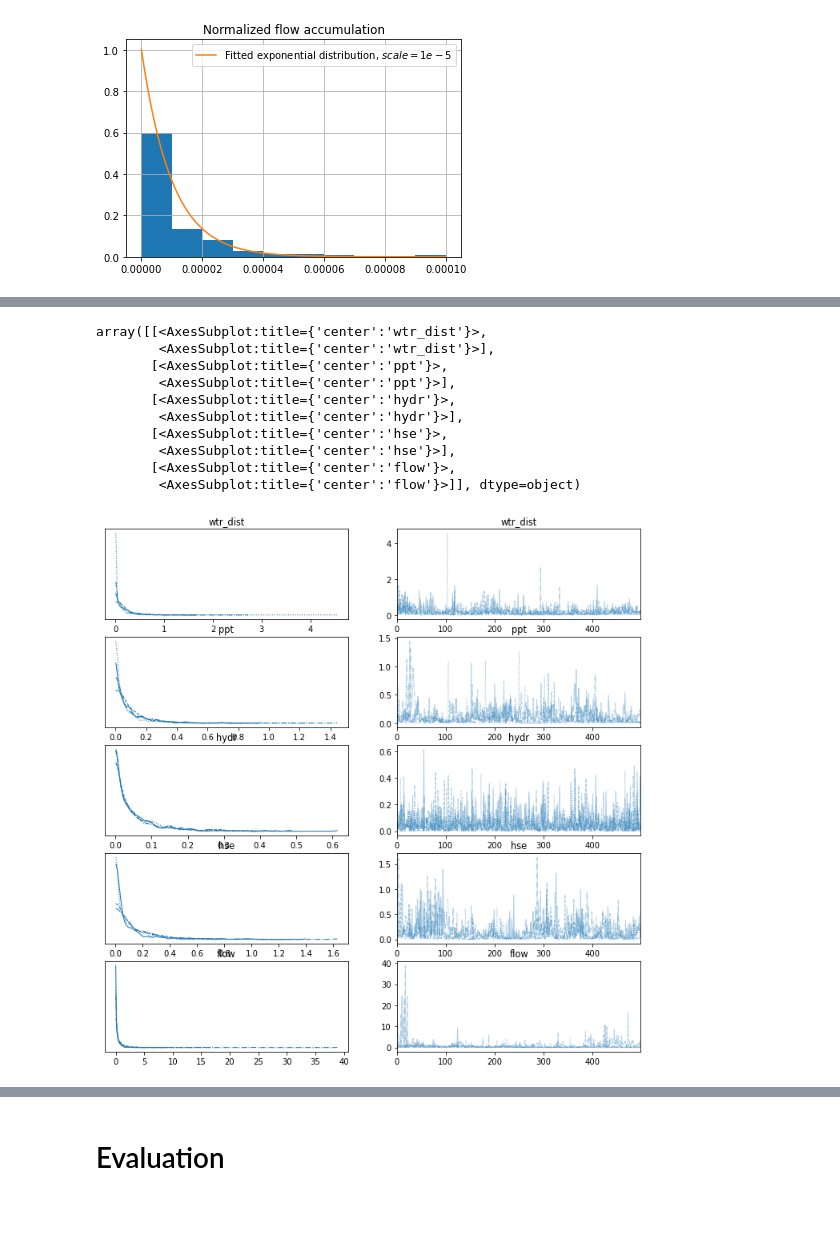
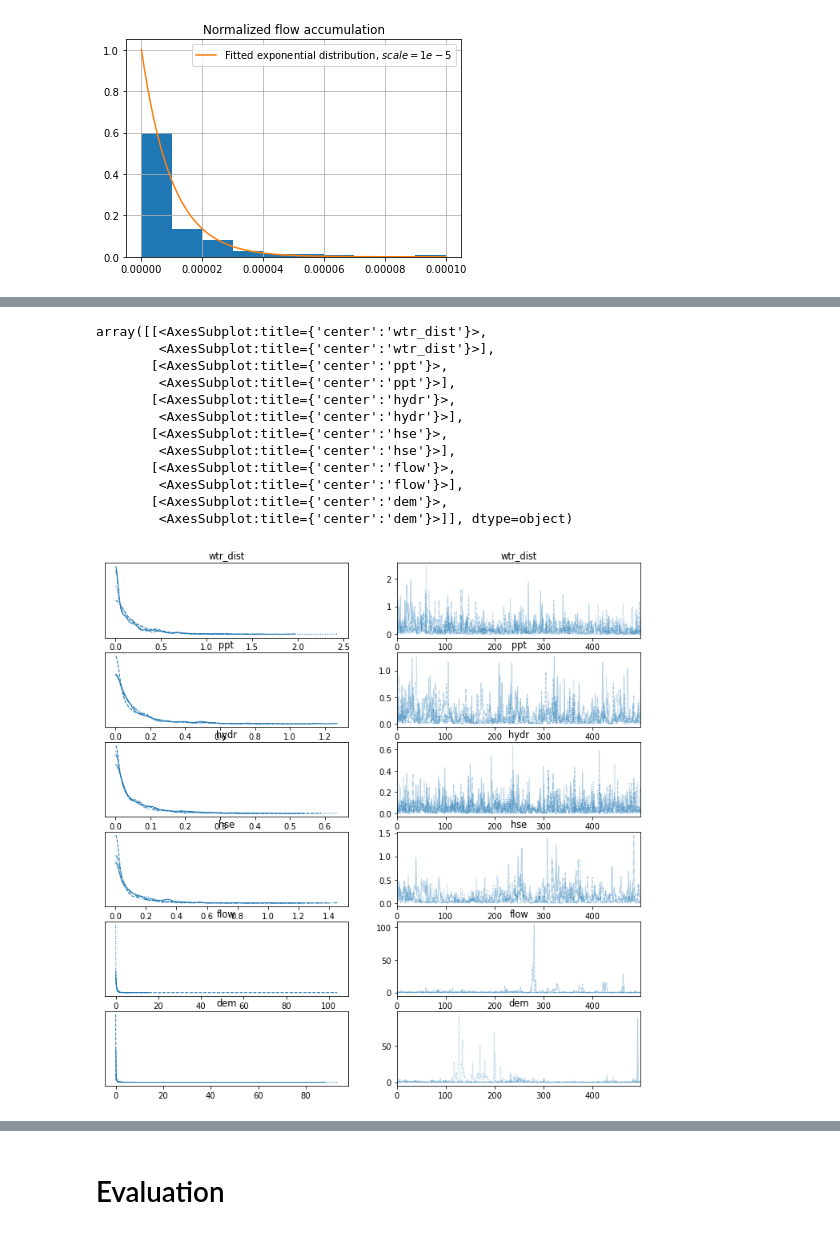
Before and after one commit to juannat7/bayesian_septic, a Jupyter notebook: notebooks/04 hierarchical_bayesian_topography.ipynb, the cells around one changed output, grey strips where cells are left out. Cells and saved outputs as stored; diff of their text form; code cells hidden in the pictures.

```diff
--- a/notebooks/04 hierarchical_bayesian_topography.ipynb
+++ b/notebooks/04 hierarchical_bayesian_topography.ipynb
@@ -75,12 +89,19 @@ kdtree = scipy.spatial.KDTree(flow_coords)
+# %%
+# build spatial nearest neighbour lookup
+kdtree_dem, dem_coords = build_kdtree(ga_dem)
+kdtree_flow, flow_coords = build_kdtree(ga_flow)
 # %%
-def get_nearest(row, xa):
+def get_spatial_nearest(row, xa, kdtree, coords):
     pt = [row["tblSGA_Property.gis_long_property"], row["tblSGA_Property.gis_lat_property"]]
     dist, index = kdtree.query(pt)
-    coor = flow_coords[index]
+    coor = coords[index]
     vals = xa.sel(x=coor[0], y=coor[1])
     return vals.item()
 # %%
-df['flow'] = df.apply(lambda x: get_nearest(x, xa=ga_flow), axis=1)
+df['dem'] = df.apply(lambda x: get_spatial_nearest(x, xa=ga_dem, kdtree=kdtree_dem, coords=dem_coords), axis=1)
+df = normalize(df, var='dem', var_norm='dem_norm')
+
+df['flow'] = df.apply(lambda x: get_spatial_nearest(x, xa=ga_flow, kdtree=kdtree_flow, coords=flow_coords), axis=1)
 df = normalize(df, var='flow', var_norm='flow_norm')
 # %% [markdown]
 # Hierarchical Bayesian Model
@@ -155,6 +191,7 @@ with pm.Model(coords=coords) as model:
     hydr_d = pm.Data('hydr_d', df.hydraulic_c_norm.values, dims='septic')
     hse_d = pm.Data('hse_d', df.median_hse_norm.values, dims='septic')
     flow_d = pm.Data('flow_d', df.flow_norm.values, dims='septic')
+    dem_d = pm.Data('dem_d', df.dem_norm.values, dims='septic')
 
     # global model parameters
     wtr_alpha = pm.HalfNormal('wtr_alpha', sigma=1.)
@@ -165,6 +202,8 @@ with pm.Model(coords=coords) as model:
     hse_sig = pm.HalfNormal('hse_sig', sigma=5)
     flow_alpha = pm.HalfNormal('flow_alpha', sigma=1.)
     flow_beta = pm.HalfNormal('flow_beta', sigma=5)
+    dem_alpha = pm.HalfNormal('dem_alpha', sigma=1.)
+    dem_beta = pm.HalfNormal('dem_beta', sigma=5)
     mu_c = pm.HalfNormal('mu_c', sigma=10)
     sigma_c = pm.HalfNormal('sigma_c', sigma=10)
 
@@ -174,6 +213,7 @@ with pm.Model(coords=coords) as model:
     hydr = pm.Uniform('hydr', lower=0, upper=hydr_sig, dims='basin')
     hse = pm.HalfNormal('hse', sigma=hse_sig, dims='basin')
     flow = pm.Gamma('flow', alpha=flow_alpha, beta=flow_beta, dims='basin')
+    dem = pm.Gamma('dem', alpha=dem_alpha, beta=dem_beta, dims='basin')
     c = pm.Normal('c', mu=mu_c, sigma=sigma_c, dims='basin')
 
     # hierarchical bayesian formula
@@ -183,6 +223,7 @@ with pm.Model(coords=coords) as model:
                                     + hydr[basin_idx] * hydr_d
                                     + hse[basin_idx] * hse_d
                                     + flow[basin_idx] * flow_d
+                                    + dem[basin_idx] * dem_d
                                    )
 
     # likelihood of observed data
@@ -202,20 +243,22 @@ The estimated number of effective samples is smaller than 200 for some parameter
 # %%
 # get sample basin for analysis
 sample_coords = {'basin': df.HU_12_NAME[:1].values}
-var_names=['wtr_dist', 'ppt', 'hydr', 'hse', 'flow']
+var_names=['wtr_dist', 'ppt', 'hydr', 'hse', 'flow', 'dem']
 
 # analyze the posterior distribution (fitted parameters)
 az.plot_trace(trace, var_names=var_names, coords=sample_coords, figsize=(12,12), compact=True)
 # %% [output]
 array([[<AxesSubplot:title={'center':'wtr_dist'}>,
         <AxesSubplot:title={'center':'wtr_dist'}>],
        [<AxesSubplot:title={'center':'ppt'}>,
         <AxesSubplot:title={'center':'ppt'}>],
        [<AxesSubplot:title={'center':'hydr'}>,
         <AxesSubplot:title={'center':'hydr'}>],
        [<AxesSubplot:title={'center':'hse'}>,
         <AxesSubplot:title={'center':'hse'}>],
        [<AxesSubplot:title={'center':'flow'}>,
-        <AxesSubplot:title={'center':'flow'}>]], dtype=object)
+        <AxesSubplot:title={'center':'flow'}>],
+       [<AxesSubplot:title={'center':'dem'}>,
+        <AxesSubplot:title={'center':'dem'}>]], dtype=object)
-[figure, old version]
+[figure, new version]
 # %%
```
Also changed, not shown: parts of 24 cells of this notebook, 2 other files.
